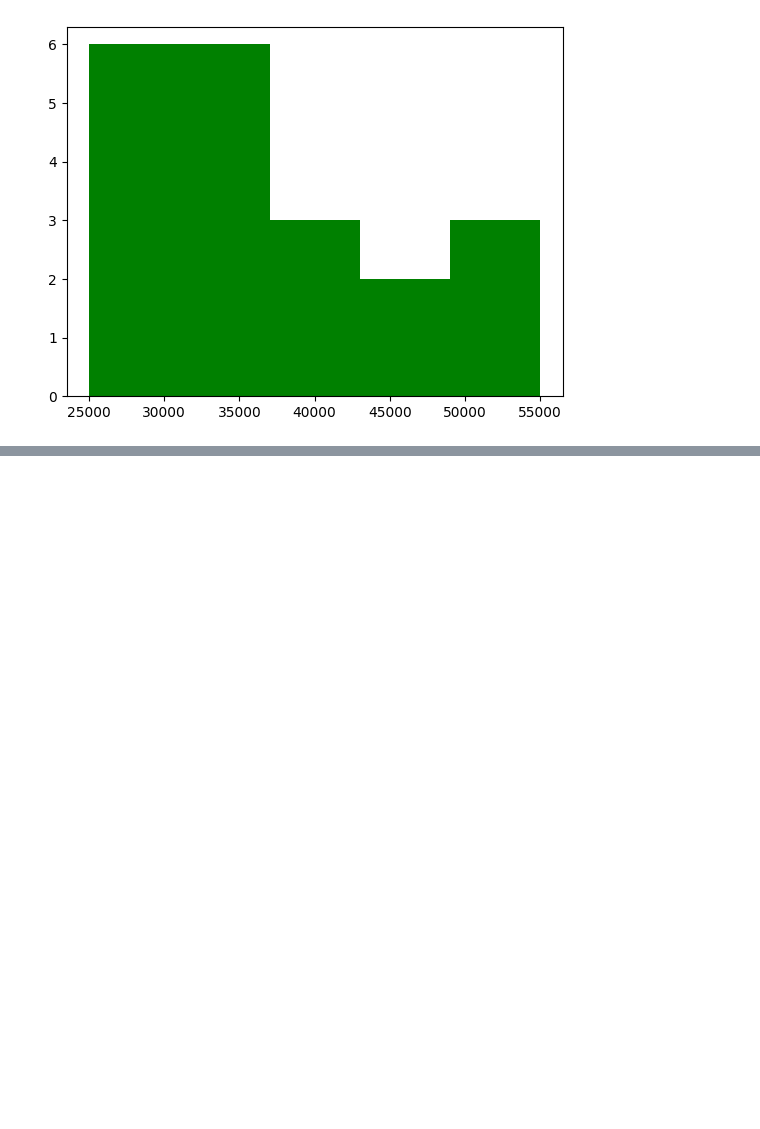
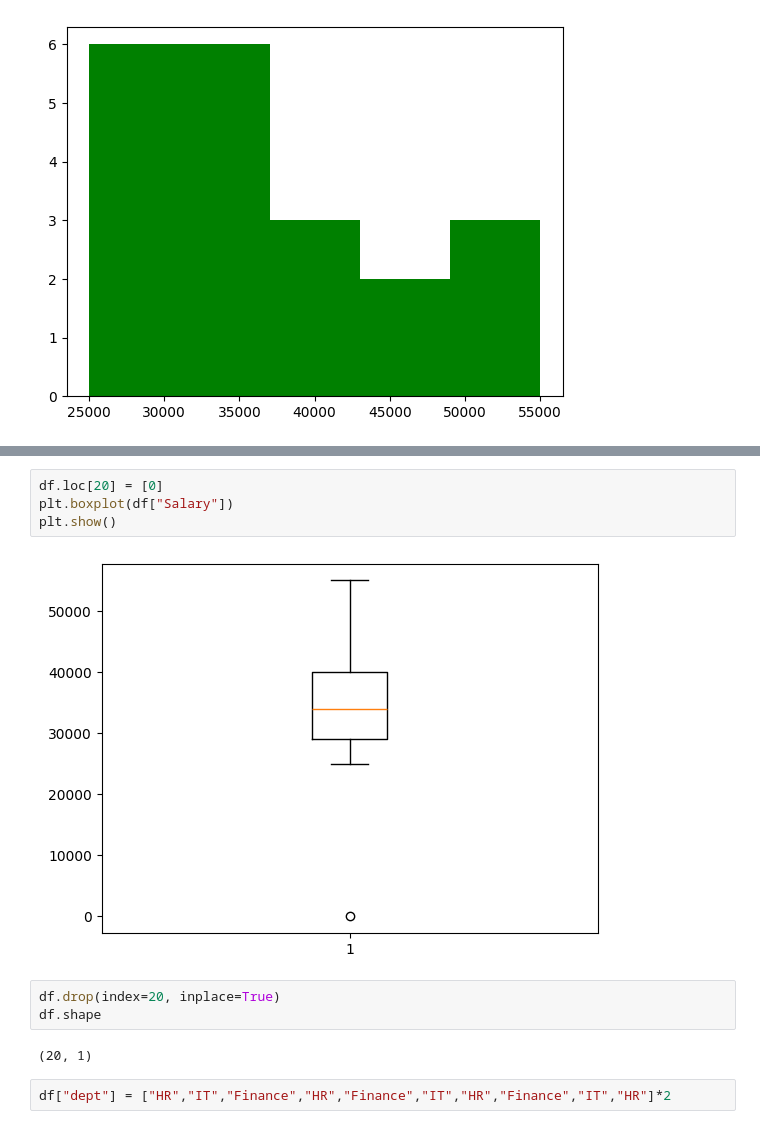
Before and after one commit to hariprakash2109/Data_analyst, a Jupyter notebook: data_analyst_matplotlib.ipynb, the cells around one changed output, grey strips where cells are left out. Saved outputs shown, nothing was run; the diff lists cells and outputs as text; blank space fills up the shorter version.

```diff
--- a/data_analyst_matplotlib.ipynb
+++ b/data_analyst_matplotlib.ipynb
@@ -60,0 +66,13 @@ plt.show()
+# %%
+df.loc[20] = [0]
+plt.boxplot(df["Salary"])
+plt.show()
+# %% [output]
+[figure, added]
+# %%
+df.drop(index=20, inplace=True)
+df.shape
+# %% [output]
+(20, 1)
+# %%
+df["dept"] = ["HR","IT","Finance","HR","Finance","IT","HR","Finance","IT","HR"]*2
```
Also changed, not shown: parts of 39 cells of this notebook.
